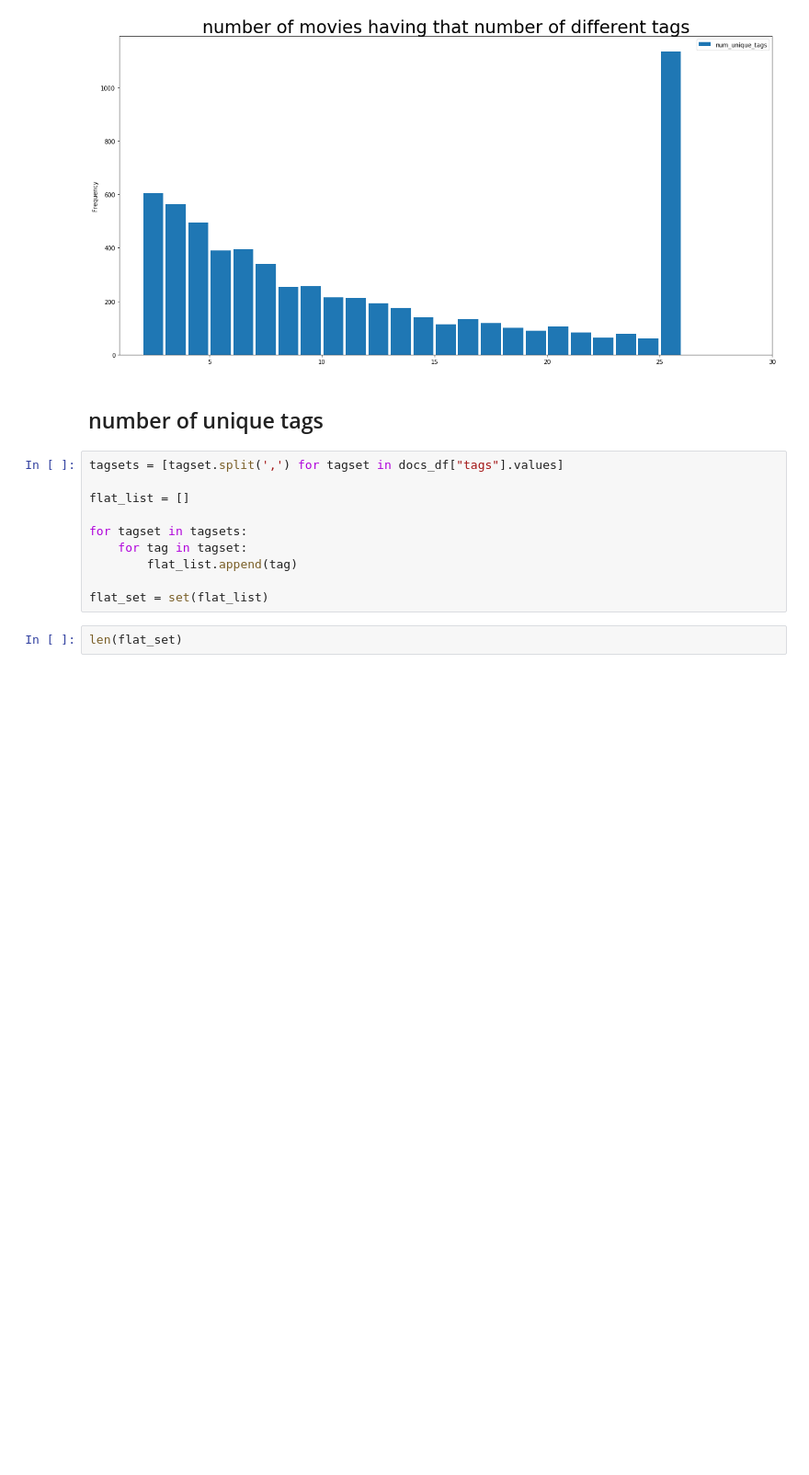
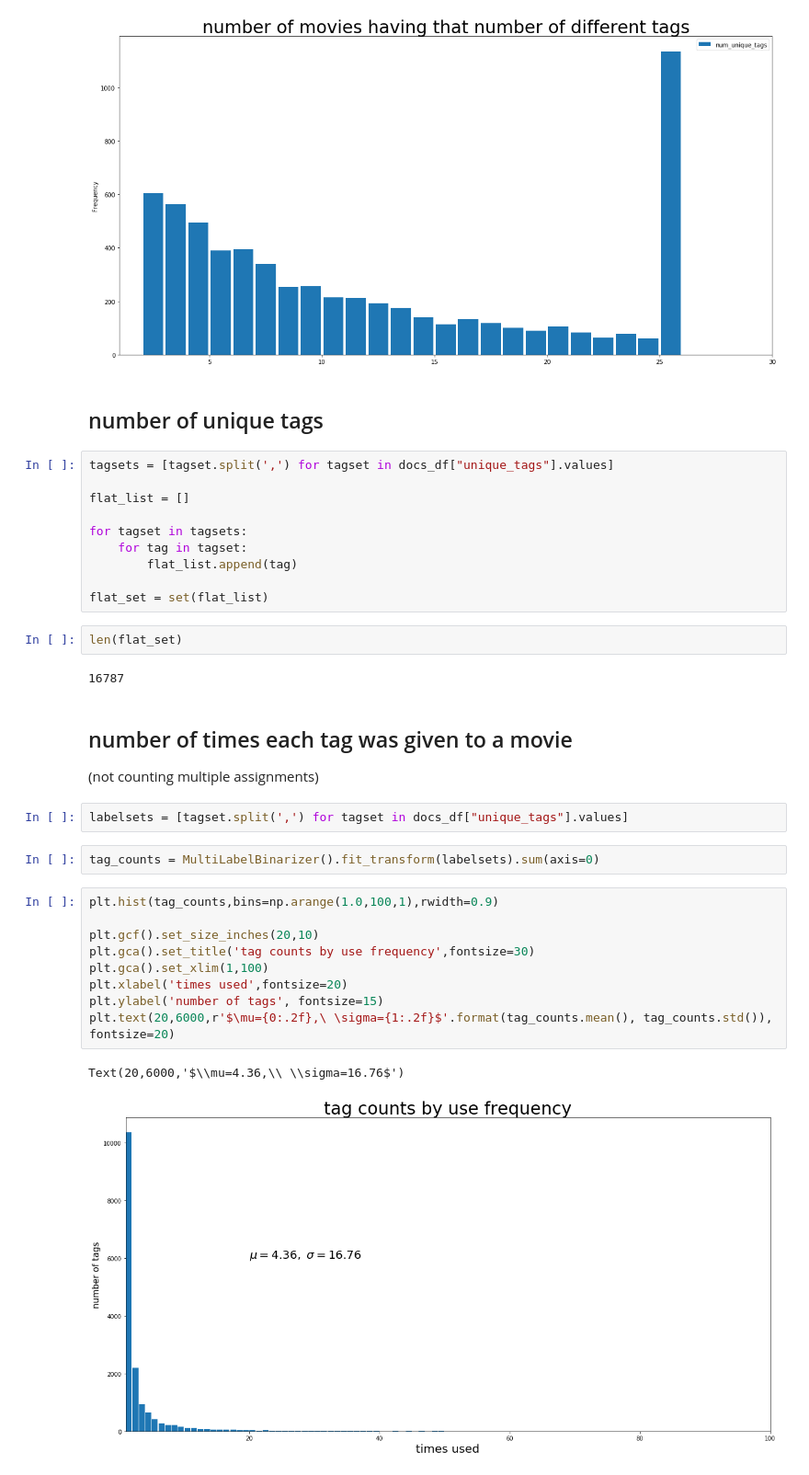
Before and after one commit to queirozfcom/auto-tagger, a Jupyter notebook: social-tags/notebooks/movielens-imdb/eda.ipynb, the cells around one changed output. Shown at 92% size. Cells and saved outputs as stored; diff of their text form; blank space fills up the shorter version.

```diff
--- a/social-tags/notebooks/movielens-imdb/eda.ipynb
+++ b/social-tags/notebooks/movielens-imdb/eda.ipynb
@@ -73,7 +83,7 @@ plt.gca().set_xlim(1,30)
 # %% [markdown]
 ## number of unique tags
 # %%
-tagsets = [tagset.split(',') for tagset in docs_df["tags"].values]
+tagsets = [tagset.split(',') for tagset in docs_df["unique_tags"].values]
 
 flat_list = []
 
@@ -84,3 +94,25 @@ for tagset in tagsets:
 flat_set = set(flat_list)
 # %%
 len(flat_set)
+# %% [output]
+16787
+# %% [markdown]
+## number of times each tag was given to a movie
+
+(not counting multiple assignments)
+# %%
+labelsets = [tagset.split(',') for tagset in docs_df["unique_tags"].values]
+# %%
+tag_counts = MultiLabelBinarizer().fit_transform(labelsets).sum(axis=0)
+# %%
+plt.hist(tag_counts,bins=np.arange(1.0,100,1),rwidth=0.9)
+
+plt.gcf().set_size_inches(20,10)
+plt.gca().set_title('tag counts by use frequency',fontsize=30)
+plt.gca().set_xlim(1,100)
+plt.xlabel('times used',fontsize=20)
+plt.ylabel('number of tags', fontsize=15)
+plt.text(20,6000,r'$\mu={0:.2f},\ \sigma={1:.2f}$'.format(tag_counts.mean(), tag_counts.std()), fontsize=20)
+# %% [output]
+Text(20,6000,'$\\mu=4.36,\\ \\sigma=16.76$')
+[figure, added]
```
Also changed, not shown: parts of 4 cells of this notebook, 19 other files.
